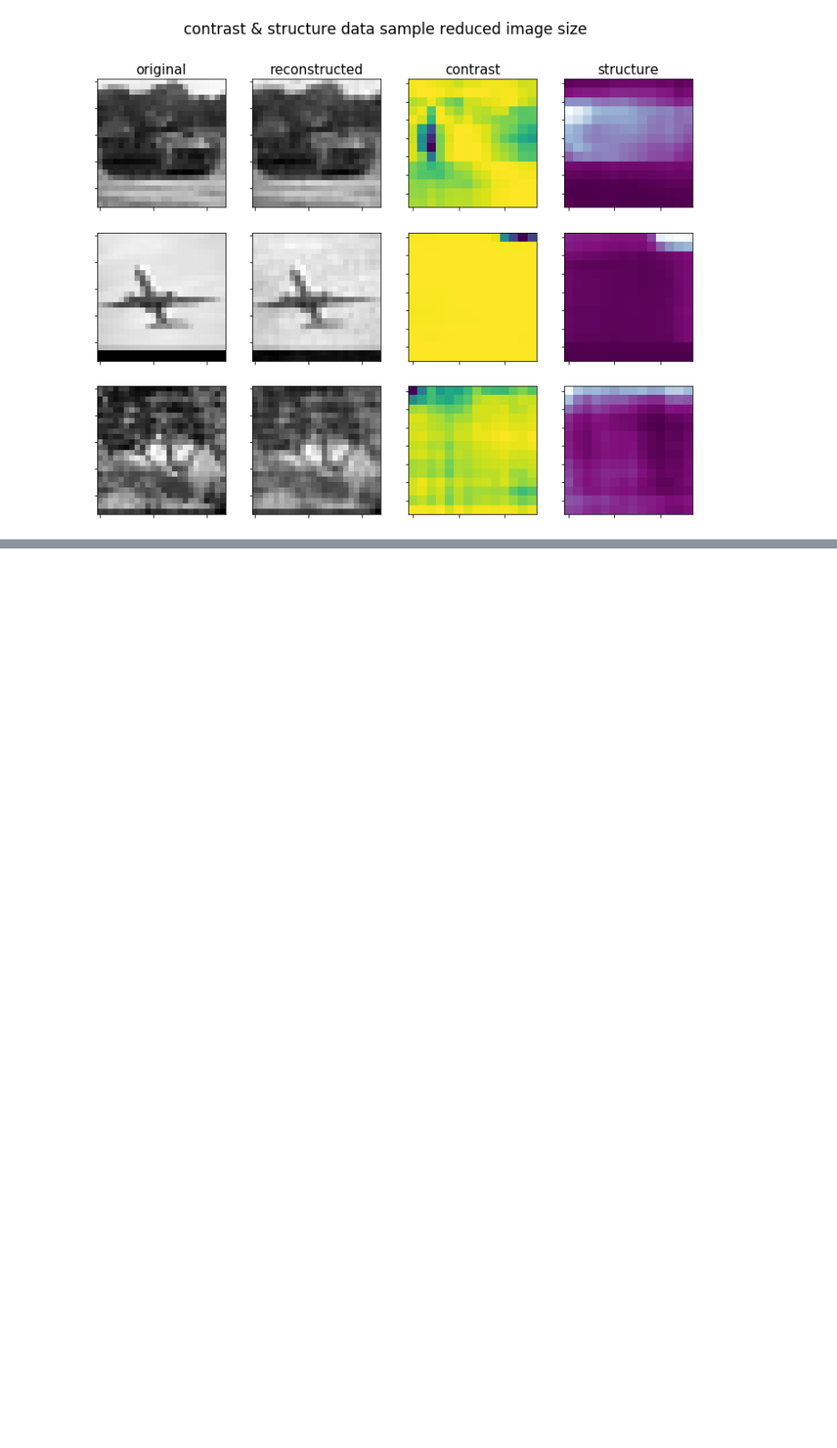
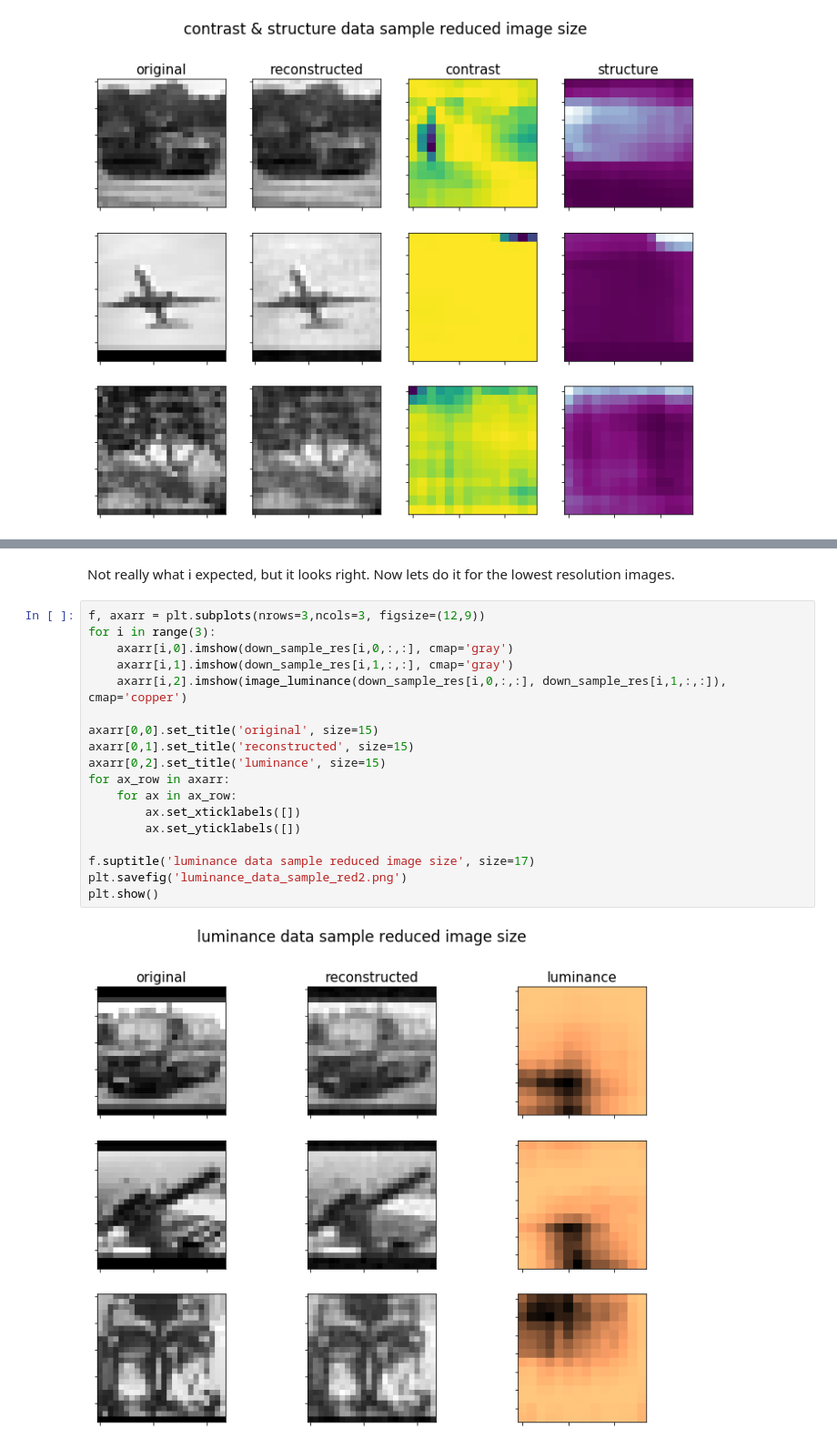
Before and after one commit to michaelneuder/image_quality_analysis, a Jupyter notebook: bin/calculations/ms_ssim/MS_SSIM.ipynb, the cells around one changed output, grey strips where cells are left out. Shown at 91% size. Cells and saved outputs as stored; diff of their text form; blank space fills up the shorter version.

```diff
--- a/bin/calculations/ms_ssim/MS_SSIM.ipynb
+++ b/bin/calculations/ms_ssim/MS_SSIM.ipynb
@@ -260,0 +325,22 @@ plt.show()
+# %% [markdown]
+Not really what i expected, but it looks right. Now lets do it for the lowest resolution images.
+# %%
+f, axarr = plt.subplots(nrows=3,ncols=3, figsize=(12,9))
+for i in range(3):
+    axarr[i,0].imshow(down_sample_res[i,0,:,:], cmap='gray')
+    axarr[i,1].imshow(down_sample_res[i,1,:,:], cmap='gray')
+    axarr[i,2].imshow(image_luminance(down_sample_res[i,0,:,:], down_sample_res[i,1,:,:]), cmap='copper')
+
+axarr[0,0].set_title('original', size=15)
+axarr[0,1].set_title('reconstructed', size=15)
+axarr[0,2].set_title('luminance', size=15)
+for ax_row in axarr:
+    for ax in ax_row:
+        ax.set_xticklabels([])
+        ax.set_yticklabels([])
+
+f.suptitle('luminance data sample reduced image size', size=17)
+plt.savefig('luminance_data_sample_red2.png')
+plt.show()
+# %% [output]
+[figure, added]
```
Also changed, not shown: parts of 5 cells of this notebook, 3 other files.
